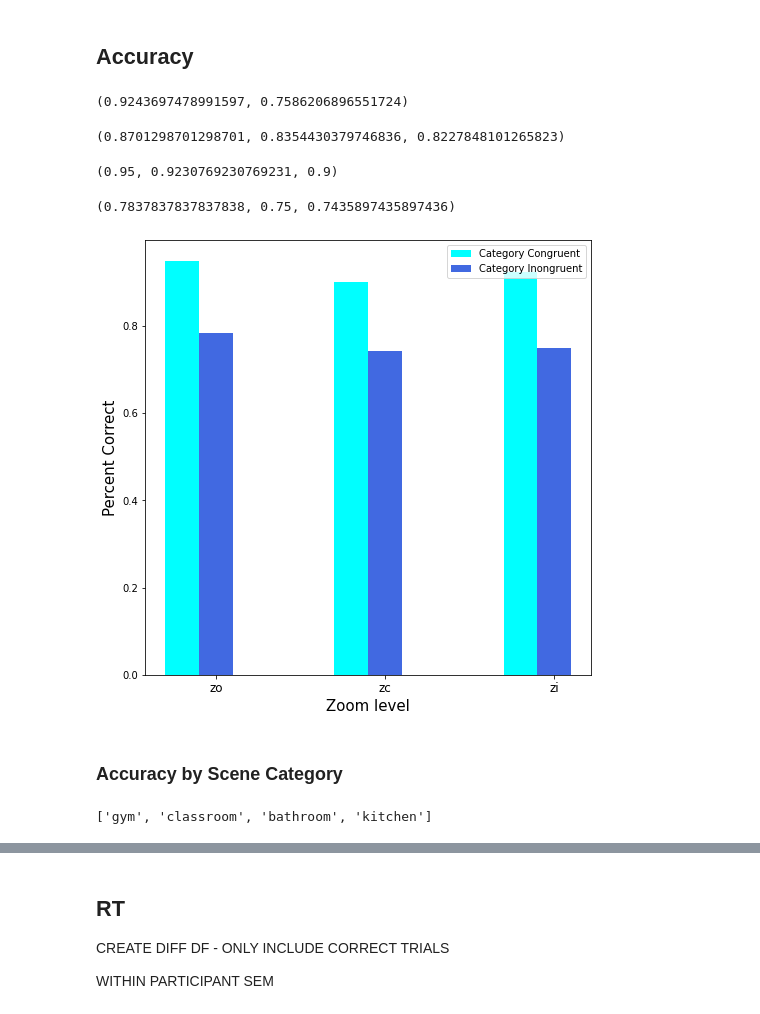
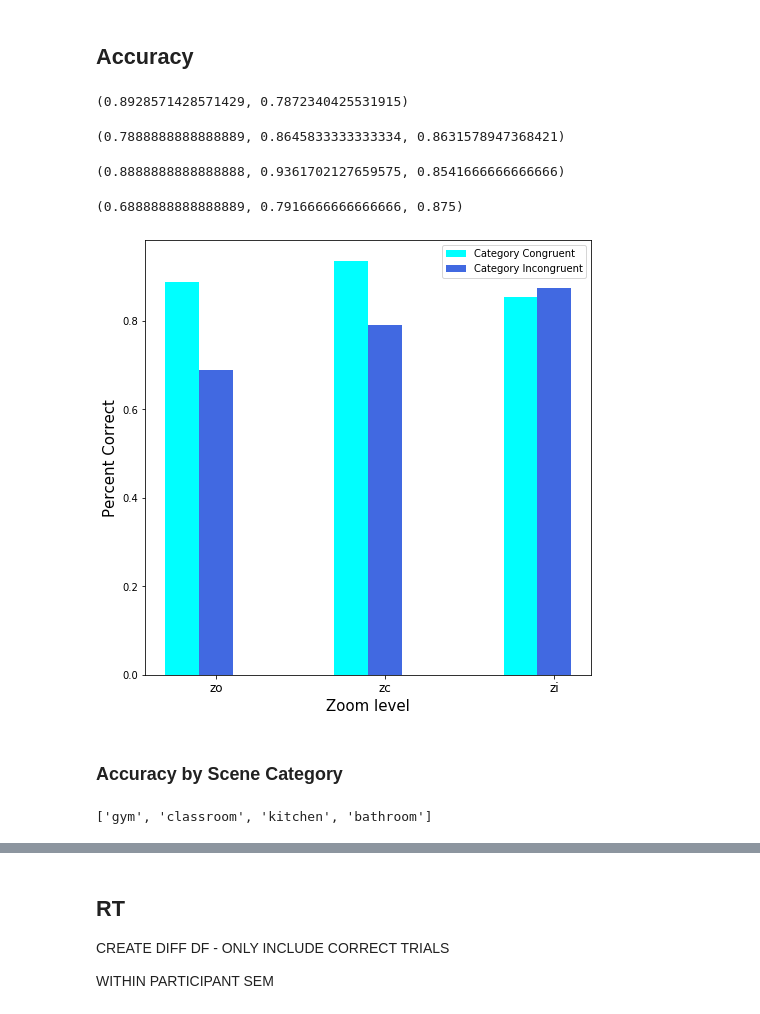
Before and after one commit to prachimahab/object_scene_scaling, a Jupyter notebook: analysis.ipynb, the cells around one changed output, grey strips where cells are left out. Saved outputs shown, nothing was run; the diff lists cells and outputs as text; code cells hidden in the pictures.

Commit message:
pilot3

```diff
--- a/analysis.ipynb
+++ b/analysis.ipynb
@@ -64,7 +64,9 @@ def combineCSVs(datafolder):
 
     return input_frame
 # %%
-data_path = '/Users/prachi/Documents/object_scene_scaling_data/pilot2'
+# data_path = '/Users/prachi/Documents/object_scene_scaling_data/pilot2'
+
+data_path = '/Users/pmahableshwarkar/Downloads/pilot_10-5'
 # %%
 input_data = combineCSVs(data_path)
 # %% [output]
@@ -286,7 +288,7 @@ catIncongruent_acc = np.sum(np.array(catIncongruent_df['accuracy']))/len(np.arra
 
 catCongruent_acc, catIncongruent_acc
 # %% [output]
-(0.9243697478991597, 0.7586206896551724)
+(0.8928571428571429, 0.7872340425531915)
 # %%
 zo_acc = np.sum(np.array(zo_df['accuracy']))/len(np.array(zo_df['accuracy']))
 zi_acc = np.sum(np.array(zi_df['accuracy']))/len(np.array(zi_df['accuracy']))
@@ -294,15 +296,15 @@ zc_acc = np.sum(np.array(zc_df['accuracy']))/len(np.array(zc_df['accuracy']))
 
 zo_acc, zi_acc, zc_acc
 # %% [output]
-(0.8701298701298701, 0.8354430379746836, 0.8227848101265823)
+(0.7888888888888889, 0.8645833333333334, 0.8631578947368421)
 # %%
 zo_catCongruent_acc = np.sum(np.array(zo_catCongruent['accuracy']))/len(np.array(zo_catCongruent['accuracy']))
 zi_catCongruent_acc = np.sum(np.array(zi_catCongruent['accuracy']))/len(np.array(zi_catCongruent['accuracy']))
 zc_catCongruent_acc = np.sum(np.array(zc_catCongruent['accuracy']))/len(np.array(zc_catCongruent['accuracy']))
 
-zo_catCongruent_acc, zi_catCongruent_acc, zc_catCongruent_acc
+zo_catCongruent_acc,  zc_catCongruent_acc, zi_catCongruent_acc
 # %% [output]
-(0.95, 0.9230769230769231, 0.9)
+(0.8888888888888888, 0.9361702127659575, 0.8541666666666666)
 # %%
 zo_catCongruent_acc_sem = sem(np.array(zo_catCongruent['accuracy']))/len(np.array(zo_catCongruent['accuracy']))
 zi_catCongruent_acc_sem = sem(np.array(zi_catCongruent['accuracy']))/len(np.array(zi_catCongruent['accuracy']))
@@ -312,29 +314,29 @@ zo_catIncongruent_acc = np.sum(np.array(zo_catIncongruent['accuracy']))/len(np.a
 zi_catIncongruent_acc = np.sum(np.array(zi_catIncongruent['accuracy']))/len(np.array(zi_catIncongruent['accuracy']))
 zc_catIncongruent_acc = np.sum(np.array(zc_catIncongruent['accuracy']))/len(np.array(zc_catIncongruent['accuracy']))
 
-zo_catIncongruent_acc, zi_catIncongruent_acc, zc_catIncongruent_acc
+zo_catIncongruent_acc, zc_catIncongruent_acc ,zi_catIncongruent_acc
 # %% [output]
-(0.7837837837837838, 0.75, 0.7435897435897436)
+(0.6888888888888889, 0.7916666666666666, 0.875)
 # %%
 plt.figure(figsize=[8,8])
 x = np.arange(3)
 #                          z0                   zc                  zi
 Acc_catCongruent =   [zo_catCongruent_acc, zc_catCongruent_acc, zi_catCongruent_acc]
 
 Acc_catIncongruent = [zo_catIncongruent_acc, zc_catIncongruent_acc, zi_catIncongruent_acc]
 
 width = 0.2
 
 # plot data in grouped manner of bar type
 plt.bar(x-0.2, Acc_catCongruent, width, color='cyan', label='Category Congruent')
-plt.bar(x, Acc_catIncongruent, width, color='royalblue', label='Category Inongruent')
+plt.bar(x, Acc_catIncongruent, width, color='royalblue', label='Category Incongruent')
 plt.xticks(x, ['zo', 'zc', 'zi'], fontsize='12')
 plt.xlabel("Zoom level", fontsize=15)
 plt.ylabel("Percent Correct", fontsize=15)
 plt.legend(loc=1, fontsize=10)
 plt.show()
 # %% [output]
-[figure, old version]
+[figure, new version]
 # %% [markdown]
 ### Accuracy by Scene Category
 # %%
@@ -342,7 +344,7 @@ all_sceneCategories = final_data.sceneCategory.unique()
 all_sceneCategories = [scene for scene in all_sceneCategories if type(scene) == str]
 all_sceneCategories
 # %% [output]
-['gym', 'classroom', 'bathroom', 'kitchen']
+['gym', 'classroom', 'kitchen', 'bathroom']
 # %%
 scenes = []
 scenes_acc = []
```
Also changed, not shown: parts of 15 cells of this notebook.
